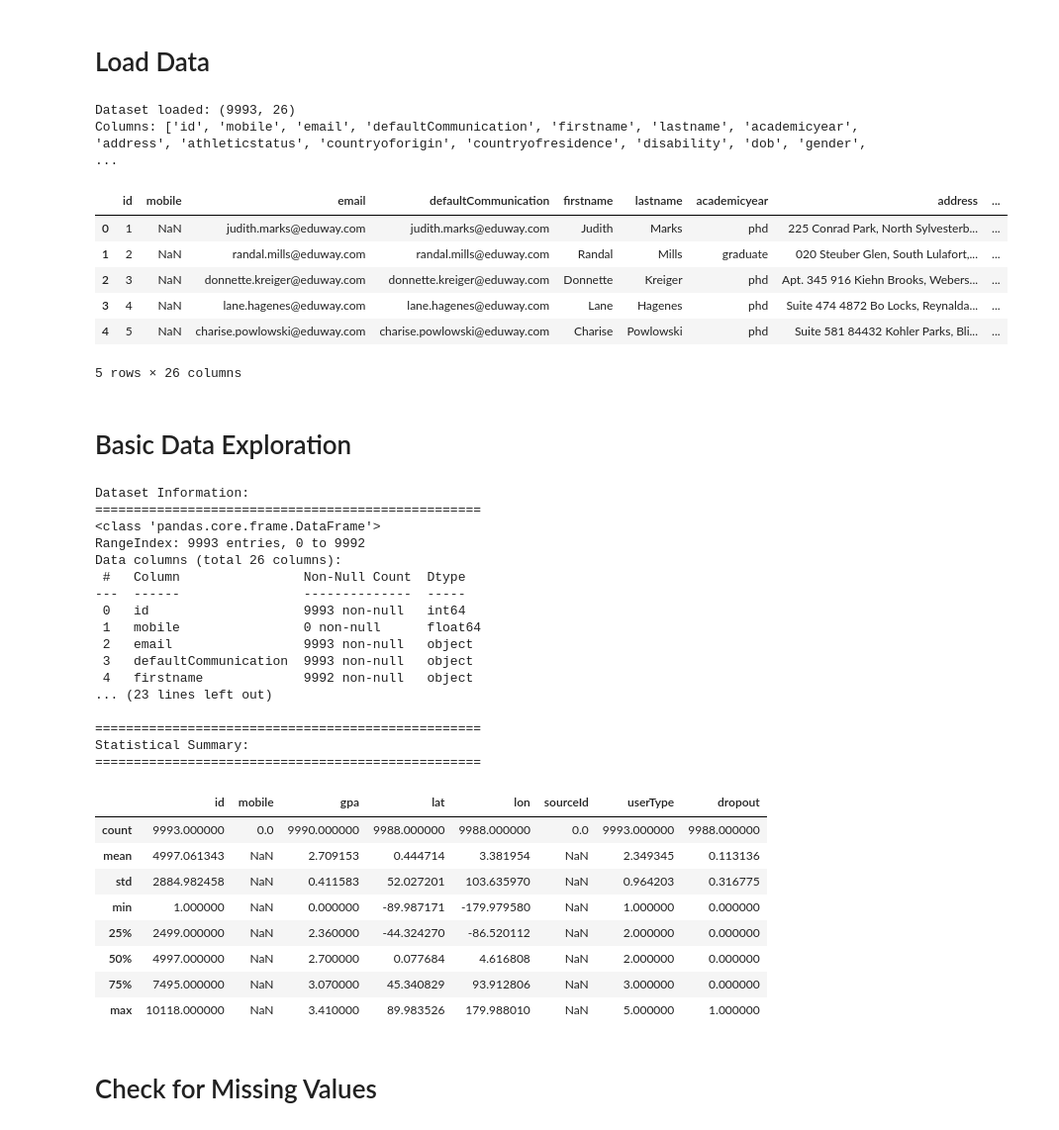
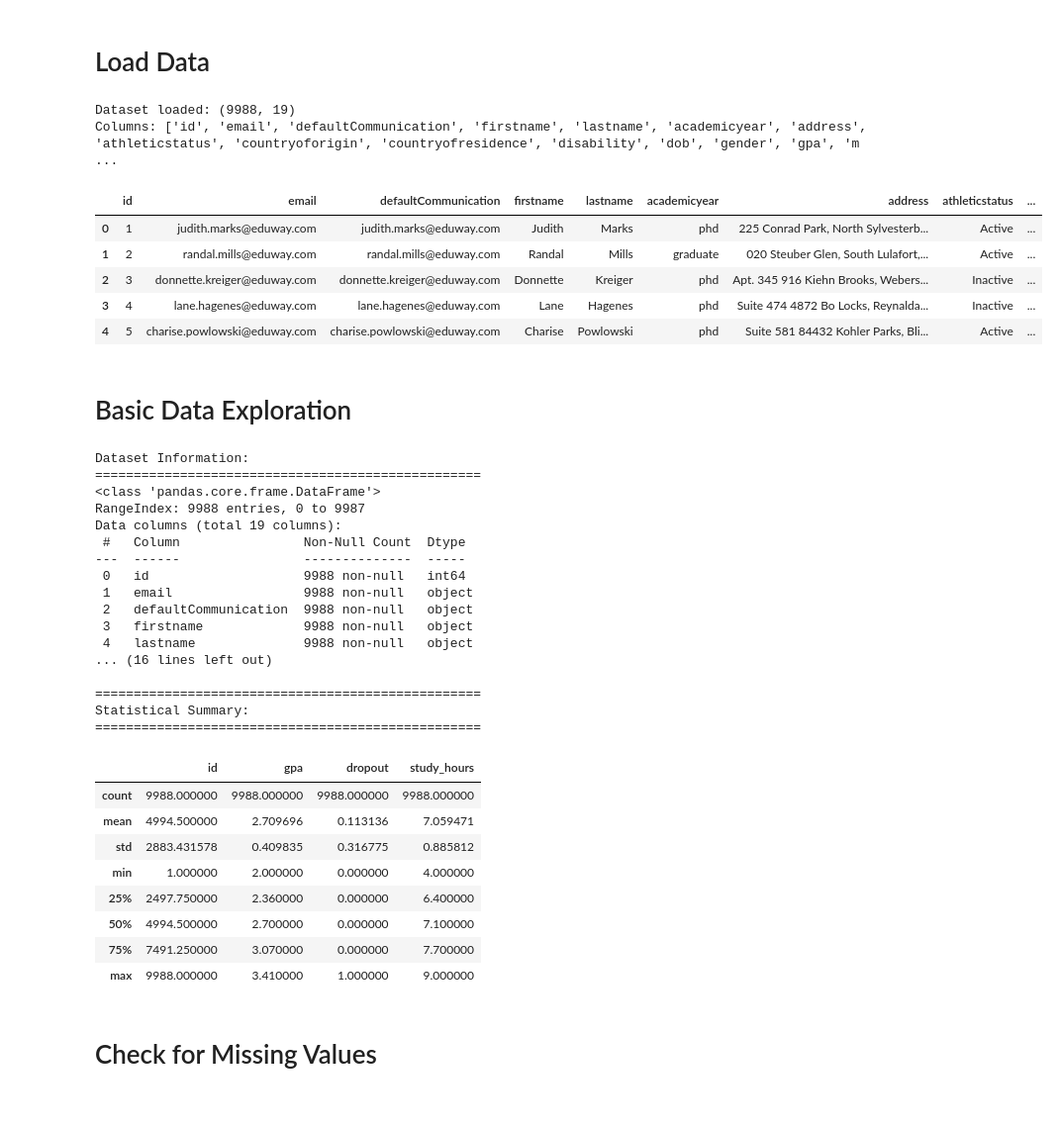
Before and after one commit to Reemfad/student-gpa-prediction, a Jupyter notebook: notebooks/train_data.ipynb, the cells around one changed output. Shown at 99% size. Cells and saved outputs as stored; diff of their text form; code cells hidden in the pictures.

```diff
--- a/notebooks/train_data.ipynb
+++ b/notebooks/train_data.ipynb
@@ -38,24 +36,23 @@ Repository initialized!
 # %%
 def load_data(file_path):
     """Load and return dataset"""
     df = pd.read_csv(file_path)
     print(f"Dataset loaded: {df.shape}")
     print(f"Columns: {list(df.columns)}")
     return df
 
 # Load data
-df = load_data(r'C:\Users\96170\OneDrive - Lebanese University\MachingeLearning_DataScience_InProduction\student-gpa-prediction\data\raw\user_data.csv')
+df = load_data(r'C:\Users\96170\OneDrive - Lebanese University\MachingeLearning_DataScience_InProduction\student-gpa-prediction\data\raw\cleaned_data1.csv')
 df.head()
 # %% [output]
-Dataset loaded: (9993, 26)
-Columns: ['id', 'mobile', 'email', 'defaultCommunication', 'firstname', 'lastname', 'academicyear', 'address', 'athleticstatus', 'countryoforigin', 'countryofresidence', 'disability', 'dob', 'gender', ...
+Dataset loaded: (9988, 19)
+Columns: ['id', 'email', 'defaultCommunication', 'firstname', 'lastname', 'academicyear', 'address', 'athleticstatus', 'countryoforigin', 'countryofresidence', 'disability', 'dob', 'gender', 'gpa', 'm ...
-|  | id | mobile | email | defaultCommunication | firstname | lastname | academicyear | address | ... |
-| 0 | 1 | NaN | judith.marks@eduway.com | judith.marks@eduway.com | Judith | Marks | phd | 225 Conrad Park, North Sylvesterb... | ... |
-| 1 | 2 | NaN | randal.mills@eduway.com | randal.mills@eduway.com | Randal | Mills | graduate | 020 Steuber Glen, South Lulafort,... | ... |
-| 2 | 3 | NaN | donnette.kreiger@eduway.com | donnette.kreiger@eduway.com | Donnette | Kreiger | phd | Apt. 345 916 Kiehn Brooks, Webers... | ... |
-| 3 | 4 | NaN | lane.hagenes@eduway.com | lane.hagenes@eduway.com | Lane | Hagenes | phd | Suite 474 4872 Bo Locks, Reynalda... | ... |
-| 4 | 5 | NaN | charise.powlowski@eduway.com | charise.powlowski@eduway.com | Charise | Powlowski | phd | Suite 581 84432 Kohler Parks, Bli... | ... |
+|  | id | email | defaultCommunication | firstname | lastname | academicyear | address | athleticstatus | ... |
+| 0 | 1 | judith.marks@eduway.com | judith.marks@eduway.com | Judith | Marks | phd | 225 Conrad Park, North Sylvesterb... | Active | ... |
+| 1 | 2 | randal.mills@eduway.com | randal.mills@eduway.com | Randal | Mills | graduate | 020 Steuber Glen, South Lulafort,... | Active | ... |
+| 2 | 3 | donnette.kreiger@eduway.com | donnette.kreiger@eduway.com | Donnette | Kreiger | phd | Apt. 345 916 Kiehn Brooks, Webers... | Inactive | ... |
+| 3 | 4 | lane.hagenes@eduway.com | lane.hagenes@eduway.com | Lane | Hagenes | phd | Suite 474 4872 Bo Locks, Reynalda... | Inactive | ... |
+| 4 | 5 | charise.powlowski@eduway.com | charise.powlowski@eduway.com | Charise | Powlowski | phd | Suite 581 84432 Kohler Parks, Bli... | Active | ... |
-5 rows × 26 columns
 # %% [markdown]
 # Basic Data Exploration
 # %%
@@ -72,29 +69,29 @@ df.describe()
 Dataset Information:
 ==================================================
 <class 'pandas.core.frame.DataFrame'>
-RangeIndex: 9993 entries, 0 to 9992
-Data columns (total 26 columns):
+RangeIndex: 9988 entries, 0 to 9987
+Data columns (total 19 columns):
  #   Column                Non-Null Count  Dtype
 ---  ------                --------------  -----
- 0   id                    9993 non-null   int64
- 1   mobile                0 non-null      float64
- 2   email                 9993 non-null   object
- 3   defaultCommunication  9993 non-null   object
- 4   firstname             9992 non-null   object
-... (23 lines left out)
+ 0   id                    9988 non-null   int64
+ 1   email                 9988 non-null   object
+ 2   defaultCommunication  9988 non-null   object
+ 3   firstname             9988 non-null   object
+ 4   lastname              9988 non-null   object
+... (16 lines left out)
 
 ==================================================
 Statistical Summary:
 ==================================================
-|  | id | mobile | gpa | lat | lon | sourceId | userType | dropout |
-| count | 9993.000000 | 0.0 | 9990.000000 | 9988.000000 | 9988.000000 | 0.0 | 9993.000000 | 9988.000000 |
-| mean | 4997.061343 | NaN | 2.709153 | 0.444714 | 3.381954 | NaN | 2.349345 | 0.113136 |
-| std | 2884.982458 | NaN | 0.411583 | 52.027201 | 103.635970 | NaN | 0.964203 | 0.316775 |
-| min | 1.000000 | NaN | 0.000000 | -89.987171 | -179.979580 | NaN | 1.000000 | 0.000000 |
-| 25% | 2499.000000 | NaN | 2.360000 | -44.324270 | -86.520112 | NaN | 2.000000 | 0.000000 |
-| 50% | 4997.000000 | NaN | 2.700000 | 0.077684 | 4.616808 | NaN | 2.000000 | 0.000000 |
-| 75% | 7495.000000 | NaN | 3.070000 | 45.340829 | 93.912806 | NaN | 3.000000 | 0.000000 |
-| max | 10118.000000 | NaN | 3.410000 | 89.983526 | 179.988010 | NaN | 5.000000 | 1.000000 |
+|  | id | gpa | dropout | study_hours |
+| count | 9988.000000 | 9988.000000 | 9988.000000 | 9988.000000 |
+| mean | 4994.500000 | 2.709696 | 0.113136 | 7.059471 |
+| std | 2883.431578 | 0.409835 | 0.316775 | 0.885812 |
+| min | 1.000000 | 2.000000 | 0.000000 | 4.000000 |
+| 25% | 2497.750000 | 2.360000 | 0.000000 | 6.400000 |
+| 50% | 4994.500000 | 2.700000 | 0.000000 | 7.100000 |
+| 75% | 7491.250000 | 3.070000 | 0.000000 | 7.700000 |
+| max | 9988.000000 | 3.410000 | 1.000000 | 9.000000 |
 # %% [markdown]
 # Check for Missing Values
 # %%
```
Also changed, not shown: parts of 23 cells of this notebook, 2 other files.
